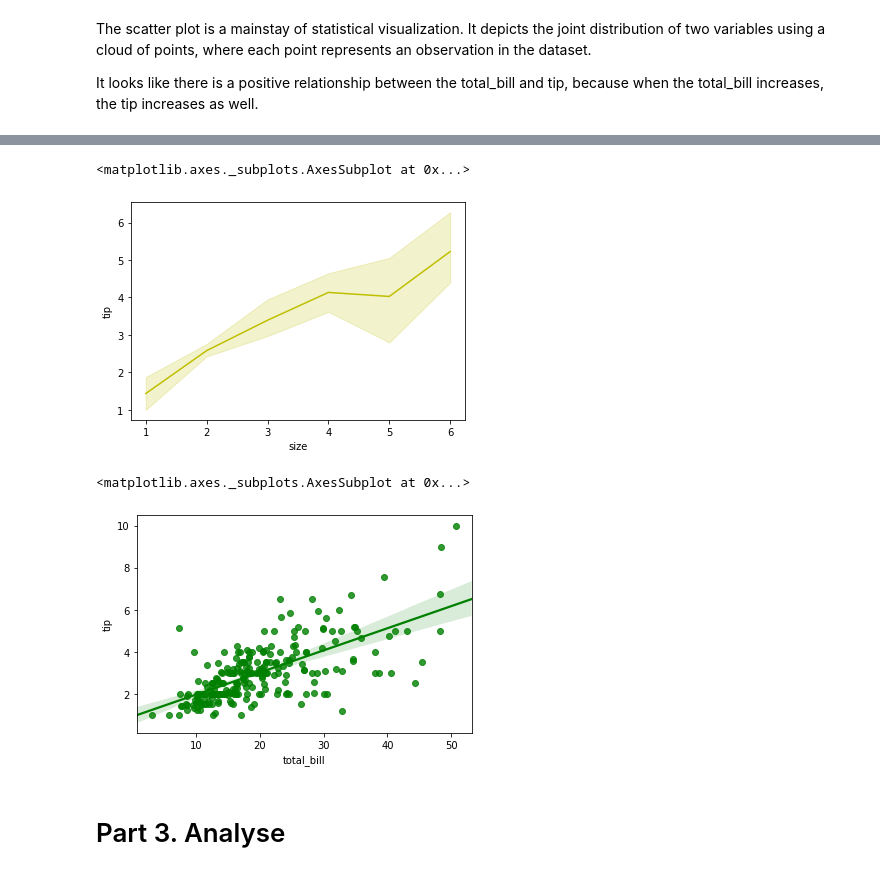
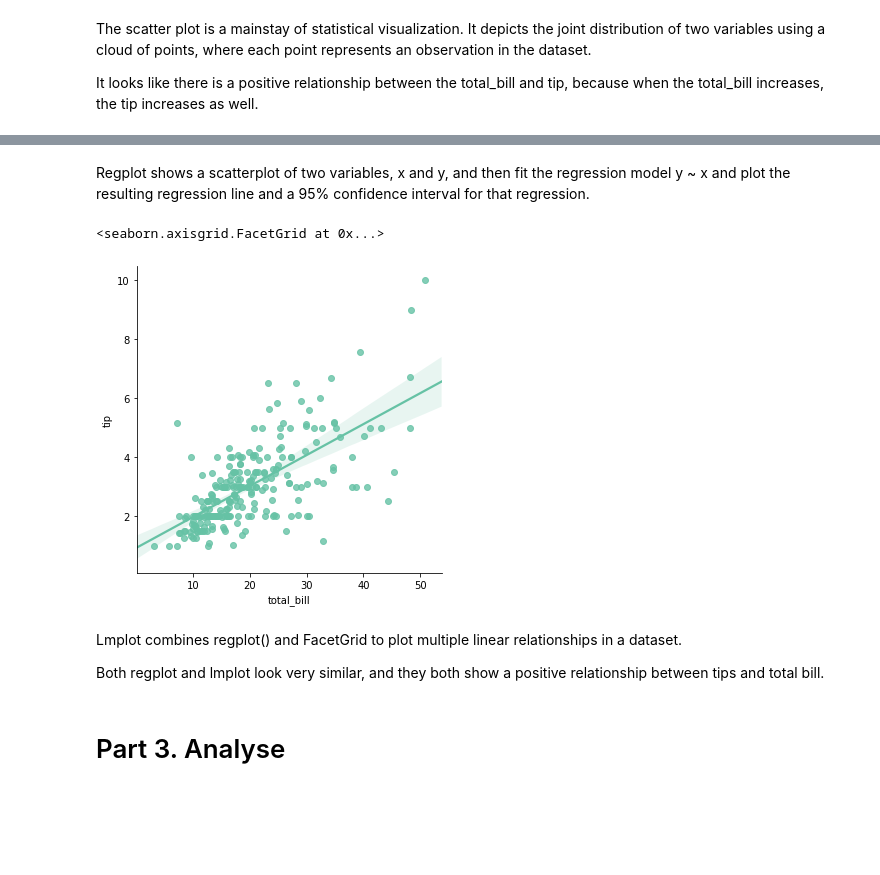
Before and after one commit to amacuga/fundamentals-assessment, a Jupyter notebook: Assessment.ipynb, the cells around one changed output, grey strips where cells are left out. Cells and saved outputs as stored; diff of their text form; code cells hidden in the pictures; blank space fills up the shorter version.

Commit message:
Explained lineplot, regplot, lmplot.

```diff
--- a/Assessment.ipynb
+++ b/Assessment.ipynb
@@ -17,6 +17,9 @@ import seaborn as sns
 import pandas as pd
 import numpy as np
 import matplotlib.pyplot as plt
+
+# Set the color palette
+sns.set_palette("Set2")
 # %% [markdown]
 # Part 1. Description
 # %% [markdown]
@@ -237,13 +256,14 @@ It looks like there is a positive relationship between the total_bill and tip, b
+# %% [markdown]
+Regplot shows a scatterplot of two variables, x and y, and then fit the regression model y ~ x and plot the resulting regression line and a 95% confidence interval for that regression.
 # %%
-sns.lineplot(x = "size", y = "tip", data = tips, color = "y")
+sns.lmplot(x = "total_bill", y = "tip", data = tips)
 # %% [output]
-<matplotlib.axes._subplots.AxesSubplot at 0x...>
+<seaborn.axisgrid.FacetGrid at 0x...>
-[figure, old version]
+[figure, new version]
-# %%
-sns.regplot(x = "total_bill", y = "tip", data = tips, color = "g")
-# %% [output]
-<matplotlib.axes._subplots.AxesSubplot at 0x...>
-[figure, removed]
+# %% [markdown]
+Lmplot combines regplot() and FacetGrid to plot multiple linear relationships in a dataset.
+
+Both regplot and lmplot look very similar, and they both show a positive relationship between tips and total bill.
 # %% [markdown]
 # Part 3. Analyse
 # %% [markdown]
```
Also changed, not shown: parts of 7 cells of this notebook.
